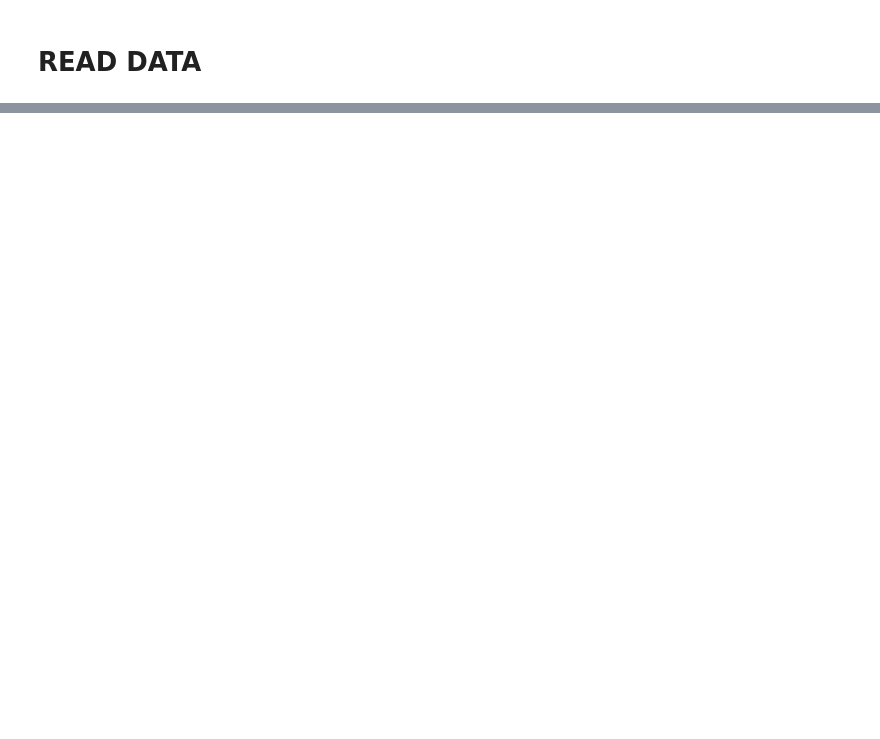
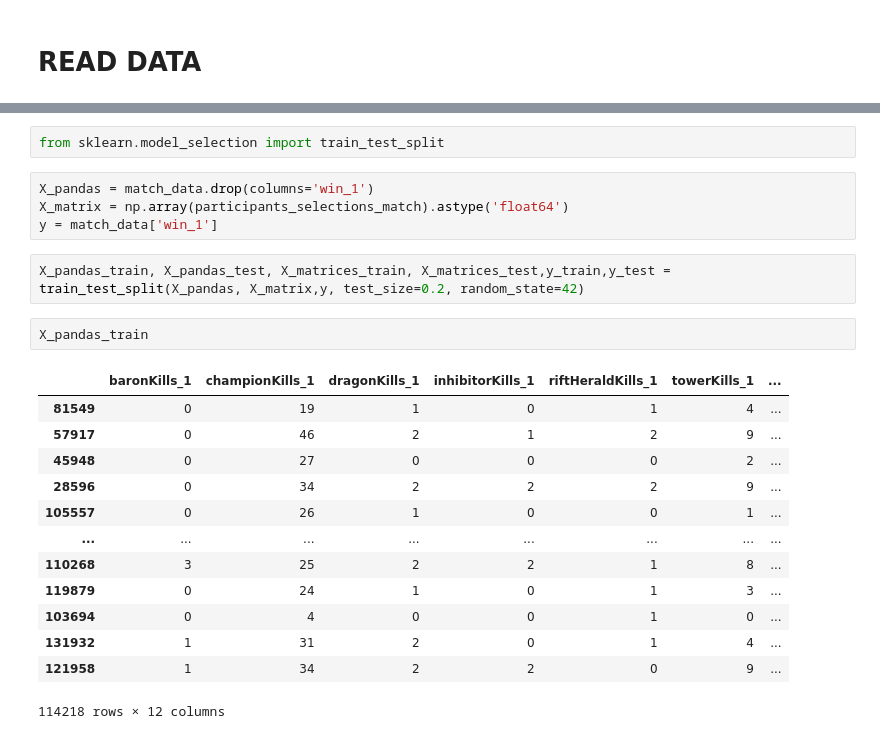
Before and after one commit to JosephRamirez-F4fu/Model-TF-IA, a Jupyter notebook: model.ipynb, the cells around one changed output, grey strips where cells are left out. Drawn from its saved outputs; the diff is of its cells as text; blank space fills up the shorter version.

Commit message:
training model

```diff
--- a/model.ipynb
+++ b/model.ipynb
@@ -160,0 +72,24 @@ teams_dfs_merge_team
+# %%
+from sklearn.model_selection import train_test_split
+# %%
+X_pandas = match_data.drop(columns='win_1')
+X_matrix = np.array(participants_selections_match).astype('float64')
+y = match_data['win_1']
+# %%
+X_pandas_train, X_pandas_test, X_matrices_train, X_matrices_test,y_train,y_test = train_test_split(X_pandas, X_matrix,y, test_size=0.2, random_state=42)
+# %%
+X_pandas_train
+# %% [output]
+|  | baronKills_1 | championKills_1 | dragonKills_1 | inhibitorKills_1 | riftHeraldKills_1 | towerKills_1 | ... |
+| 81549 | 0 | 19 | 1 | 0 | 1 | 4 | ... |
+| 57917 | 0 | 46 | 2 | 1 | 2 | 9 | ... |
+| 45948 | 0 | 27 | 0 | 0 | 0 | 2 | ... |
+| 28596 | 0 | 34 | 2 | 2 | 2 | 9 | ... |
+| 105557 | 0 | 26 | 1 | 0 | 0 | 1 | ... |
+| ... | ... | ... | ... | ... | ... | ... | ... |
+| 110268 | 3 | 25 | 2 | 2 | 1 | 8 | ... |
+| 119879 | 0 | 24 | 1 | 0 | 1 | 3 | ... |
+| 103694 | 0 | 4 | 0 | 0 | 1 | 0 | ... |
+| 131932 | 1 | 31 | 2 | 0 | 1 | 4 | ... |
+| 121958 | 1 | 34 | 2 | 2 | 0 | 9 | ... |
+114218 rows × 12 columns
```
Also changed, not shown: parts of 51 cells of this notebook.
